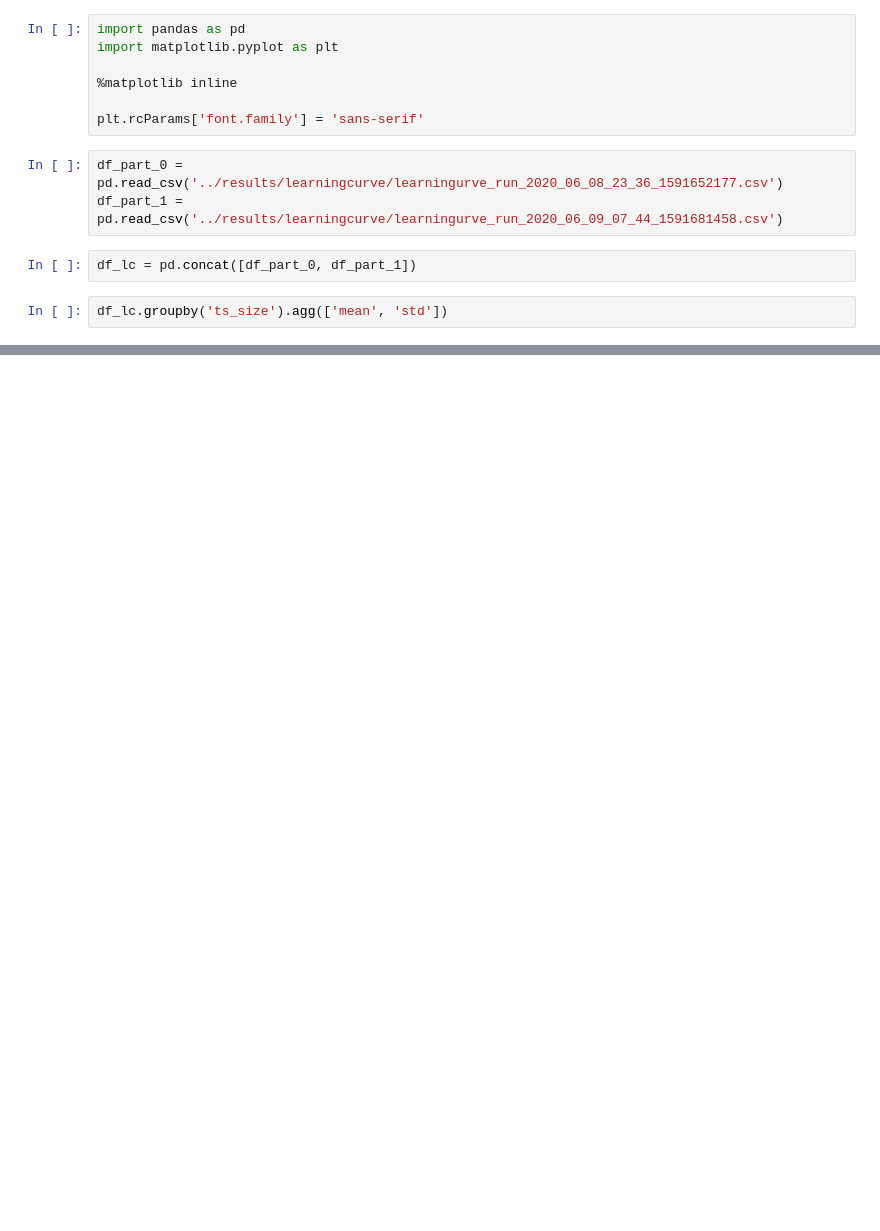
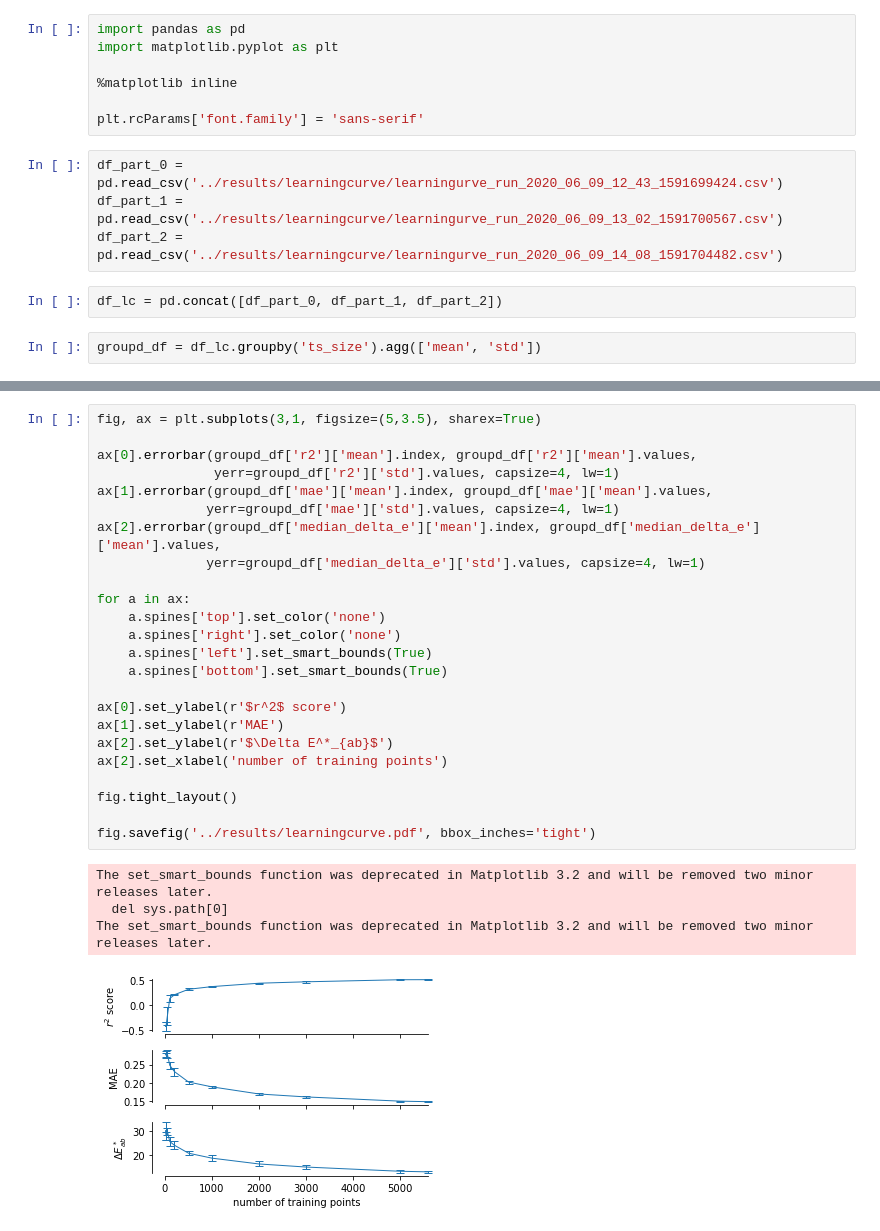
Before and after one commit to kjappelbaum/colorml, a Jupyter notebook: notebooks/plot_learning_curve.ipynb, the cells around one changed output, grey strips where cells are left out. Cells and saved outputs as stored; diff of their text form; blank space fills up the shorter version.

```diff
--- a/notebooks/plot_learning_curve.ipynb
+++ b/notebooks/plot_learning_curve.ipynb
@@ -6,9 +6,10 @@ import matplotlib.pyplot as plt
 
 plt.rcParams['font.family'] = 'sans-serif'
 # %%
-df_part_0 = pd.read_csv('../results/learningcurve/learningurve_run_2020_06_08_23_36_1591652177.csv')
-df_part_1 = pd.read_csv('../results/learningcurve/learningurve_run_2020_06_09_07_44_1591681458.csv')
+df_part_0 = pd.read_csv('../results/learningcurve/learningurve_run_2020_06_09_12_43_1591699424.csv')
+df_part_1 = pd.read_csv('../results/learningcurve/learningurve_run_2020_06_09_13_02_1591700567.csv')
+df_part_2 = pd.read_csv('../results/learningcurve/learningurve_run_2020_06_09_14_08_1591704482.csv')
 # %%
-df_lc = pd.concat([df_part_0, df_part_1])
+df_lc = pd.concat([df_part_0, df_part_1, df_part_2])
 # %%
-df_lc.groupby('ts_size').agg(['mean', 'std'])
+groupd_df = df_lc.groupby('ts_size').agg(['mean', 'std'])
@@ -40,0 +37,29 @@ The set_smart_bounds function was deprecated in Matplotlib 3.2 and will be remov
+# %%
+fig, ax = plt.subplots(3,1, figsize=(5,3.5), sharex=True)
+
+ax[0].errorbar(groupd_df['r2']['mean'].index, groupd_df['r2']['mean'].values,
+               yerr=groupd_df['r2']['std'].values, capsize=4, lw=1)
+ax[1].errorbar(groupd_df['mae']['mean'].index, groupd_df['mae']['mean'].values,
+              yerr=groupd_df['mae']['std'].values, capsize=4, lw=1)
+ax[2].errorbar(groupd_df['median_delta_e']['mean'].index, groupd_df['median_delta_e']['mean'].values,
+              yerr=groupd_df['median_delta_e']['std'].values, capsize=4, lw=1)
+
+for a in ax:
+    a.spines['top'].set_color('none')
+    a.spines['right'].set_color('none')
+    a.spines['left'].set_smart_bounds(True)
+    a.spines['bottom'].set_smart_bounds(True)
+
+ax[0].set_ylabel(r'$r^2$ score')
+ax[1].set_ylabel(r'MAE')
+ax[2].set_ylabel(r'$\Delta E^*_{ab}$')
+ax[2].set_xlabel('number of training points')
+
+fig.tight_layout()
+
+fig.savefig('../results/learningcurve.pdf', bbox_inches='tight')
+# %% [output]
+The set_smart_bounds function was deprecated in Matplotlib 3.2 and will be removed two minor releases later.
+  del sys.path[0]
+The set_smart_bounds function was deprecated in Matplotlib 3.2 and will be removed two minor releases later.
+[figure, added]
```
Also changed, not shown: parts of 5 cells of this notebook, 7 other files.
